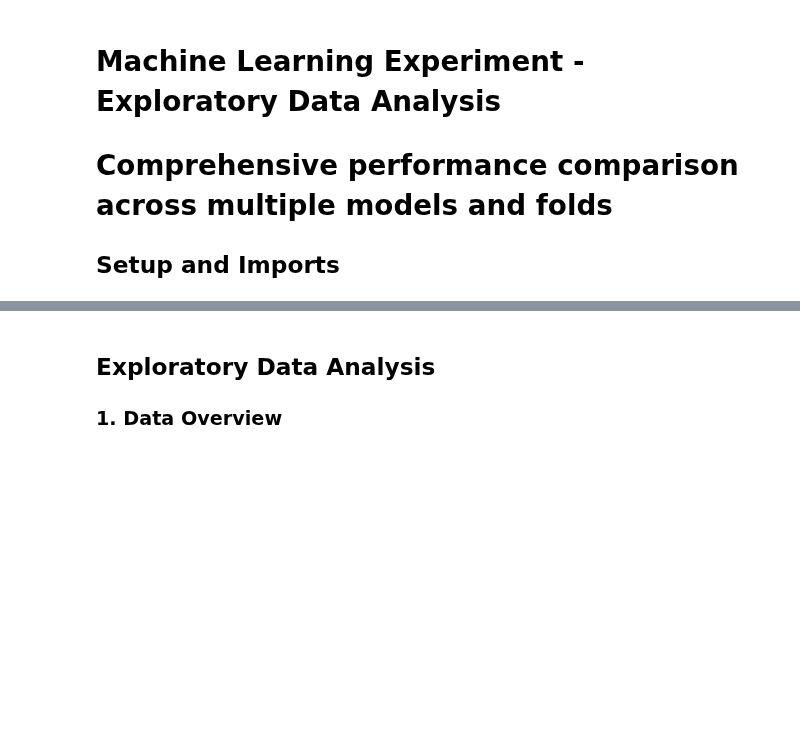
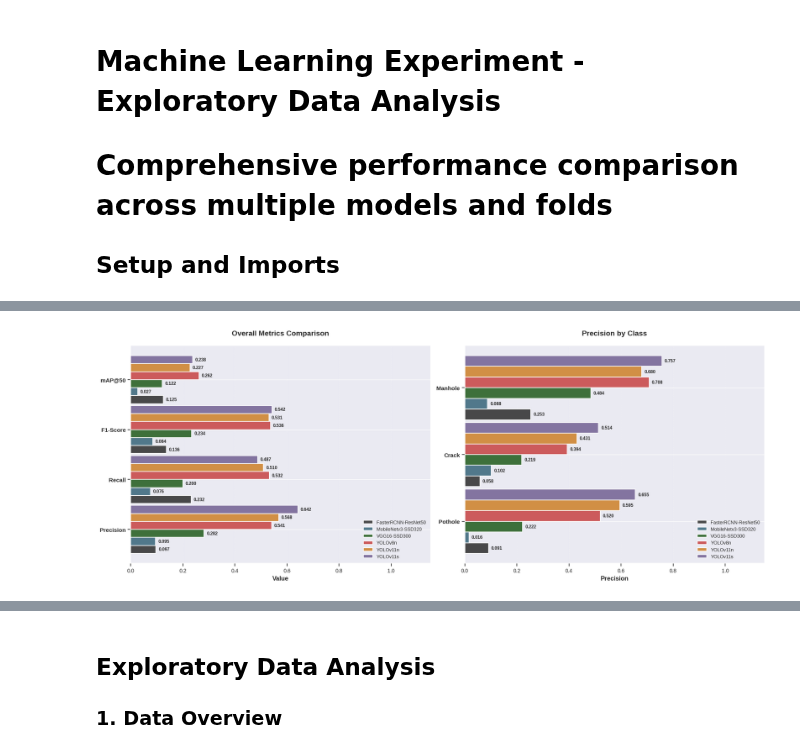
Before and after one commit to lorenzo-arcioni/Computer-Science-Sapienza, a Jupyter notebook: Computer Vision/project/baselines_results_eda.ipynb, the cells around one changed output, grey strips where cells are left out. Cells and saved outputs as stored; diff of their text form; code cells hidden in the pictures; blank space fills up the shorter version.

```diff
--- a/Computer Vision/project/baselines_results_eda.ipynb
+++ b/Computer Vision/project/baselines_results_eda.ipynb
@@ -194,0 +251,88 @@ Folds per model: {'prova': 4}
+# %%
+# Prepara i dati aggregando per modello
+# Primo subplot: metriche complessive (mean)
+df_mean = df[df['class'] == 'mean'].copy()
+models = df_mean['model'].unique()
+
+# Assegna un colore a ogni modello
+model_colors = {}
+color_list = list(COLORS.values())
+for i, model in enumerate(models):
+    model_colors[model] = color_list[i % len(color_list)]
+
+# Crea la figura con due subplot
+fig, (ax1, ax2) = plt.subplots(1, 2, figsize=(18, 7))
+fig.patch.set_facecolor('white')
+
+# ============== SUBPLOT 1: Metriche complessive ==============
+metrics = ['precision', 'recall', 'f1', 'map']
+y_pos = np.arange(len(metrics))
+bar_height = 0.16
+offset = np.linspace(-(len(models)-1)*bar_height/2, (len(models)-1)*bar_height/2, len(models))
+
+for i, model in enumerate(models):
+    values = []
+    for metric in metrics:
+        val = df_mean[(df_mean['model'] == model) & (df_mean['metric'] == metric)]['value'].values
+        values.append(val[0] if len(val) > 0 else 0)
+
+    bars = ax1.barh(y_pos + offset[i], values, bar_height,
+                    label=model, color=model_colors[model], alpha=0.9,
+                    edgecolor='white', linewidth=1.5)
+
+    # Aggiungi i valori sulle barre
+    for bar, value in zip(bars, values):
+        ax1.text(bar.get_width() + 0.01, bar.get_y() + bar.get_height()/2,
+                f'{value:.3f}', va='center', fontsize=8.5, fontweight='bold')
+
+ax1.set_yticks(y_pos)
+ax1.set_yticklabels(['Precision', 'Recall', 'F1-Score', 'mAP@50'], fontsize=11, fontweight='600')
+ax1.set_xlabel('Value', fontsize=12, fontweight='bold')
+ax1.set_title('Overall Metrics Comparison', fontsize=14, fontweight='bold', pad=20)
+ax1.legend(loc='lower right', fontsize=9, framealpha=0.95, edgecolor='gray')
+ax1.grid(axis='x', alpha=0.25, linestyle='--', linewidth=0.8)
+ax1.set_xlim(0, 1.15)
+ax1.spines['top'].set_visible(False)
+ax1.spines['right'].set_visible(False)
+ax1.spines['left'].set_linewidth(1.2)
+ax1.spines['bottom'].set_linewidth(1.2)
+
+# ============== SUBPLOT 2: Precision per classe ==============
+classes = ['pothole', 'crack', 'manhole']
+df_precision = df[(df['metric'] == 'precision') & (df['class'].isin(classes))].copy()
+
+y_pos_class = np.arange(len(classes))
+offset_class = np.linspace(-(len(models)-1)*bar_height/2, (len(models)-1)*bar_height/2, len(models))
+
+for i, model in enumerate(models):
+    values = []
+    for cls in classes:
+        val = df_precision[(df_precision['model'] == model) & (df_precision['class'] == cls)]['value'].values
+        values.append(val[0] if len(val) > 0 else 0)
+
+    bars = ax2.barh(y_pos_class + offset_class[i], values, bar_height,
+                    label=model, color=model_colors[model], alpha=0.9,
+                    edgecolor='white', linewidth=1.5)
+
+    # Aggiungi i valori sulle barre
+    for bar, value in zip(bars, values):
+        ax2.text(bar.get_width() + 0.01, bar.get_y() + bar.get_height()/2,
+                f'{value:.3f}', va='center', fontsize=8.5, fontweight='bold')
+
+ax2.set_yticks(y_pos_class)
+ax2.set_yticklabels(['Pothole', 'Crack', 'Manhole'], fontsize=11, fontweight='600')
+ax2.set_xlabel('Precision', fontsize=12, fontweight='bold')
+ax2.set_title('Precision by Class', fontsize=14, fontweight='bold', pad=20)
+ax2.legend(loc='lower right', fontsize=9, framealpha=0.95, edgecolor='gray')
+ax2.grid(axis='x', alpha=0.25, linestyle='--', linewidth=0.8)
+ax2.set_xlim(0, 1.15)
+ax2.spines['top'].set_visible(False)
+ax2.spines['right'].set_visible(False)
+ax2.spines['left'].set_linewidth(1.2)
+ax2.spines['bottom'].set_linewidth(1.2)
+
+plt.tight_layout()
+plt.savefig("./results/images/baselines/model_metrics.png", dpi=300, bbox_inches='tight', facecolor='white')
+plt.show()
+# %% [output]
+[figure, added]
```
Also changed, not shown: parts of 14 cells of this notebook, 4 other files.
